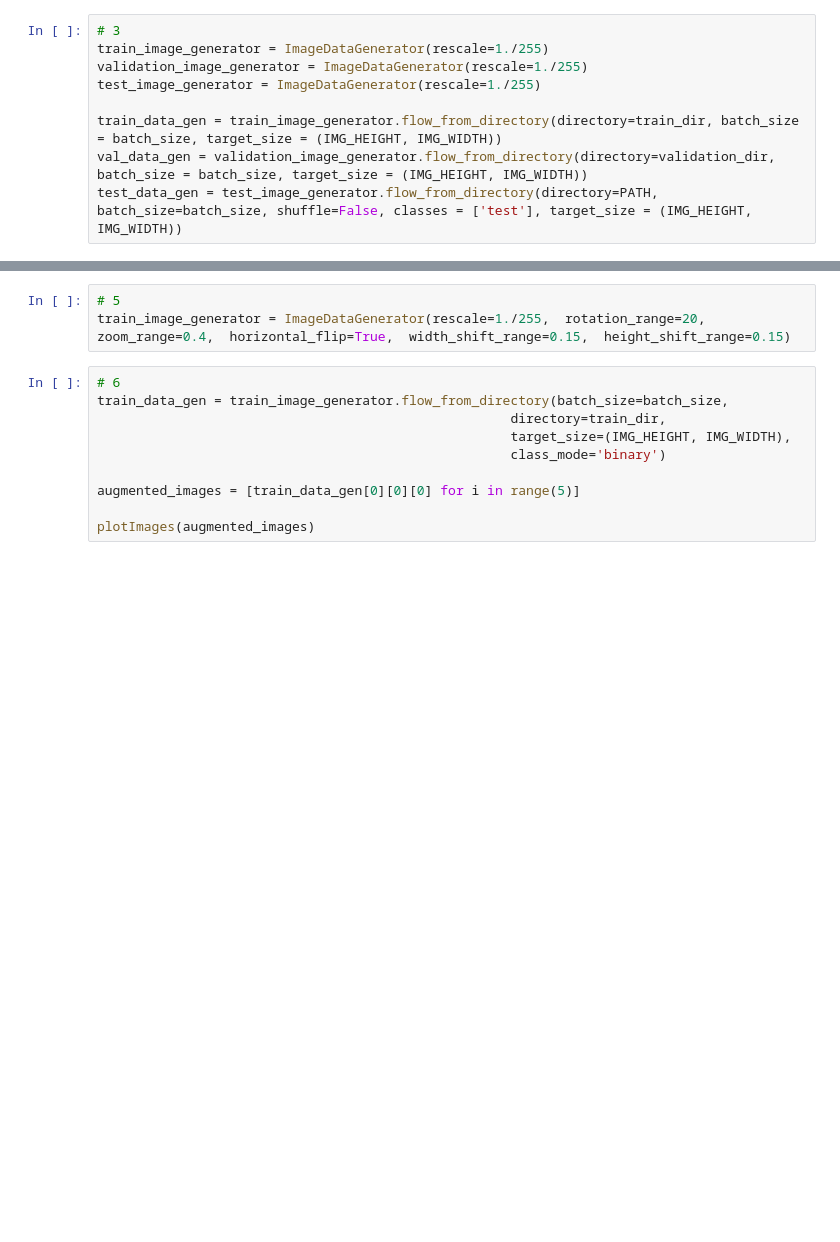
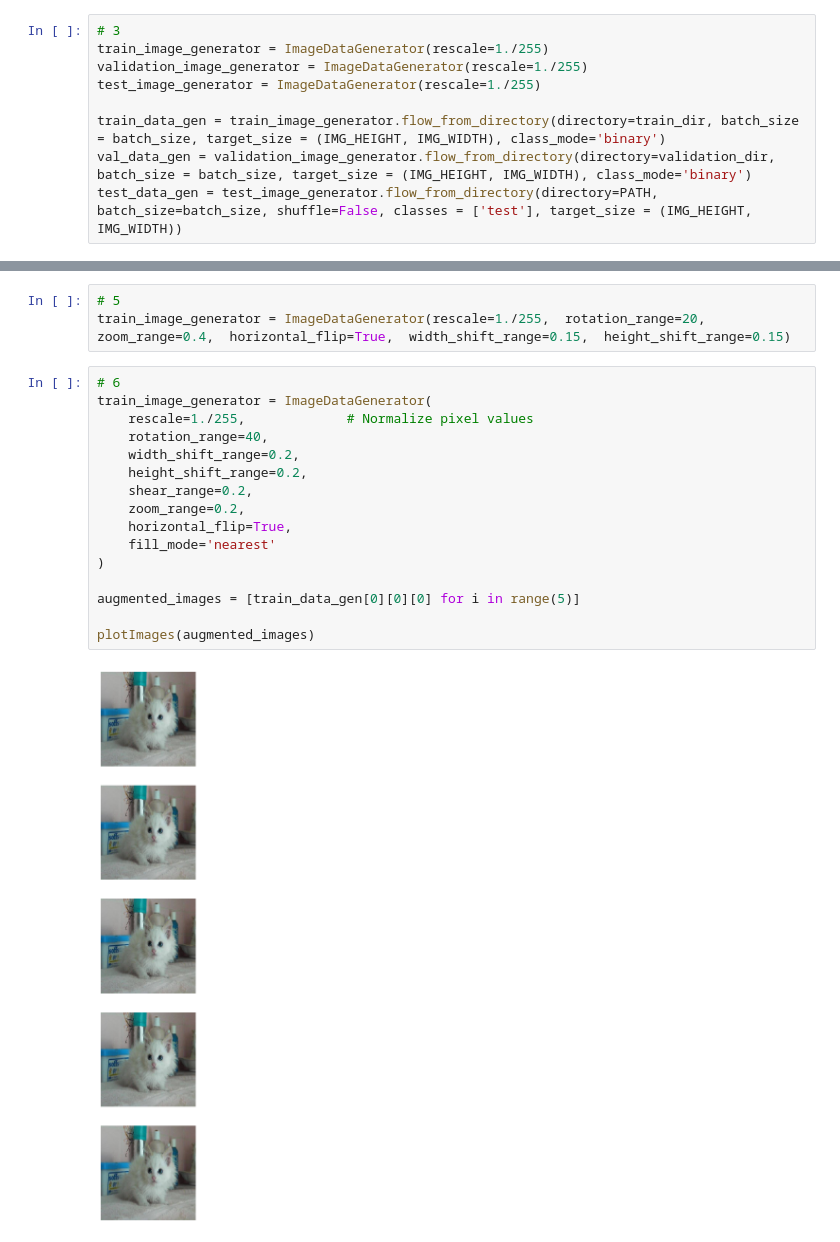
Before and after one commit to alanParizek/MachineLearningFCC, a Jupyter notebook: fcc_cat_dog.ipynb, the cells around one changed output, grey strips where cells are left out. Cells and saved outputs as stored; diff of their text form; blank space fills up the shorter version.

```diff
--- a/fcc_cat_dog.ipynb
+++ b/fcc_cat_dog.ipynb
@@ -44,6 +64,6 @@ train_image_generator = ImageDataGenerator(rescale=1./255)
 validation_image_generator = ImageDataGenerator(rescale=1./255)
 test_image_generator = ImageDataGenerator(rescale=1./255)
 
-train_data_gen = train_image_generator.flow_from_directory(directory=train_dir, batch_size = batch_size, target_size = (IMG_HEIGHT, IMG_WIDTH))
-val_data_gen = validation_image_generator.flow_from_directory(directory=validation_dir, batch_size = batch_size, target_size = (IMG_HEIGHT, IMG_WIDTH))
+train_data_gen = train_image_generator.flow_from_directory(directory=train_dir, batch_size = batch_size, target_size = (IMG_HEIGHT, IMG_WIDTH), class_mode='binary')
+val_data_gen = validation_image_generator.flow_from_directory(directory=validation_dir, batch_size = batch_size, target_size = (IMG_HEIGHT, IMG_WIDTH), class_mode='binary')
 test_data_gen = test_image_generator.flow_from_directory(directory=PATH, batch_size=batch_size, shuffle=False, classes = ['test'], target_size = (IMG_HEIGHT, IMG_WIDTH))
@@ -72,13 +98,21 @@ plotImages(sample_training_images[:5])
 train_image_generator = ImageDataGenerator(rescale=1./255,  rotation_range=20,  zoom_range=0.4,  horizontal_flip=True,  width_shift_range=0.15,  height_shift_range=0.15)
 # %%
 # 6
-train_data_gen = train_image_generator.flow_from_directory(batch_size=batch_size,
-                                                     directory=train_dir,
-                                                     target_size=(IMG_HEIGHT, IMG_WIDTH),
-                                                     class_mode='binary')
+train_image_generator = ImageDataGenerator(
+    rescale=1./255,             # Normalize pixel values
+    rotation_range=40,
+    width_shift_range=0.2,
+    height_shift_range=0.2,
+    shear_range=0.2,
+    zoom_range=0.2,
+    horizontal_flip=True,
+    fill_mode='nearest'
+)
 
 augmented_images = [train_data_gen[0][0][0] for i in range(5)]
 
 plotImages(augmented_images)
+# %% [output]
+[figure, added]
 # %%
 # 7
```
Also changed, not shown: parts of 9 cells of this notebook.
